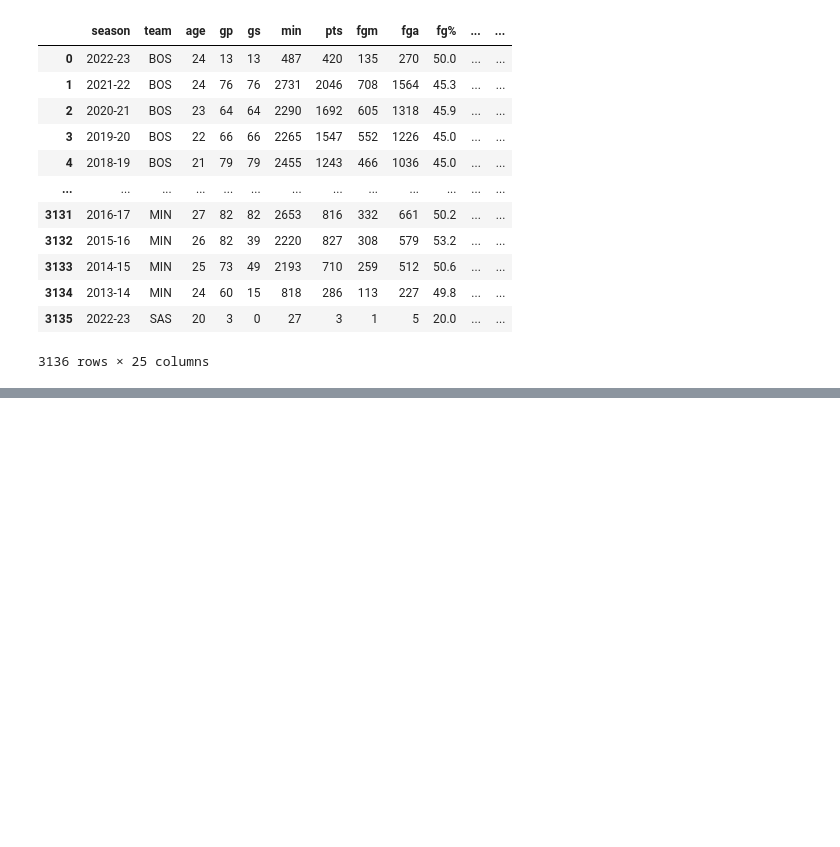
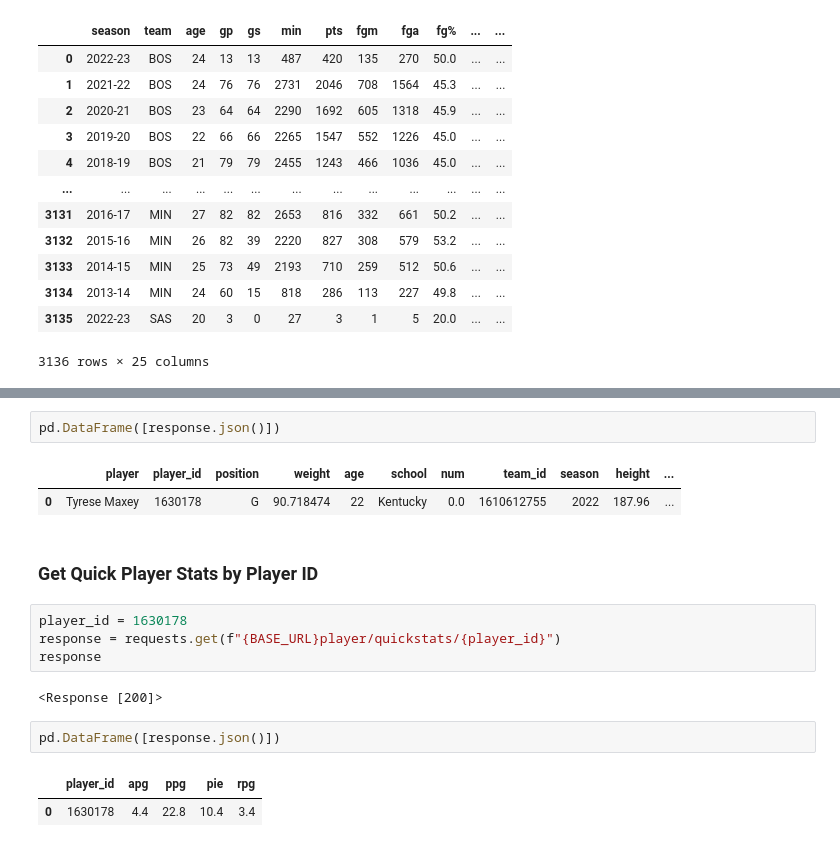
Before and after one commit to darakasrovi/nba_api, a Jupyter notebook: notebooks/Access NBA Data.ipynb, the cells around one changed output, grey strips where cells are left out. Drawn from its saved outputs; the diff is of its cells as text; blank space fills up the shorter version.

```diff
--- a/notebooks/Access NBA Data.ipynb
+++ b/notebooks/Access NBA Data.ipynb
@@ -78,0 +205,18 @@ player_career_stats
+# %%
+pd.DataFrame([response.json()])
+# %% [output]
+|  | player | player_id | position | weight | age | school | num | team_id | season | height | ... |
+| 0 | Tyrese Maxey | 1630178 | G | 90.718474 | 22 | Kentucky | 0.0 | 1610612755 | 2022 | 187.96 | ... |
+# %% [markdown]
+### Get Quick Player Stats by Player ID
+# %%
+player_id = 1630178
+response = requests.get(f"{BASE_URL}player/quickstats/{player_id}")
+response
+# %% [output]
+<Response [200]>
+# %%
+pd.DataFrame([response.json()])
+# %% [output]
+|  | player_id | apg | ppg | pie | rpg |
+| 0 | 1630178 | 4.4 | 22.8 | 10.4 | 3.4 |
```
Also changed, not shown: parts of 21 cells of this notebook.
